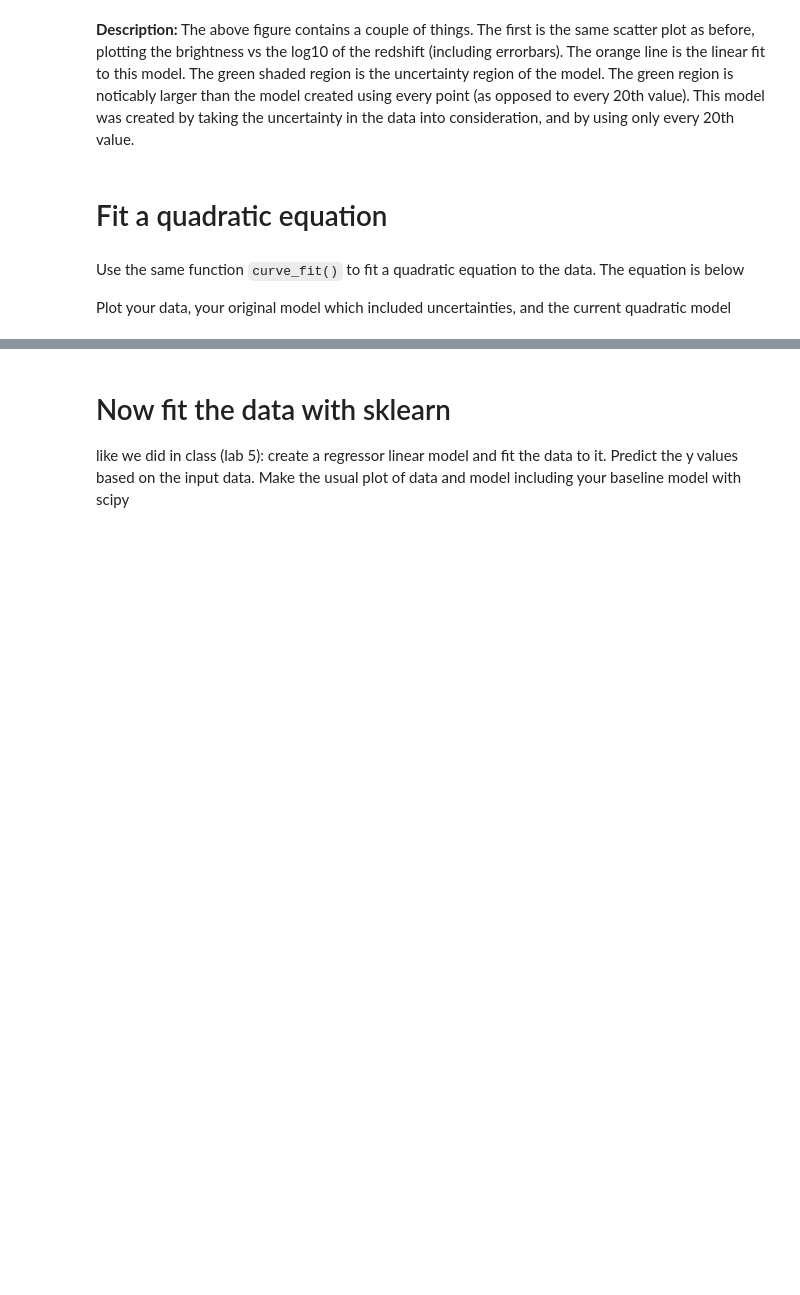
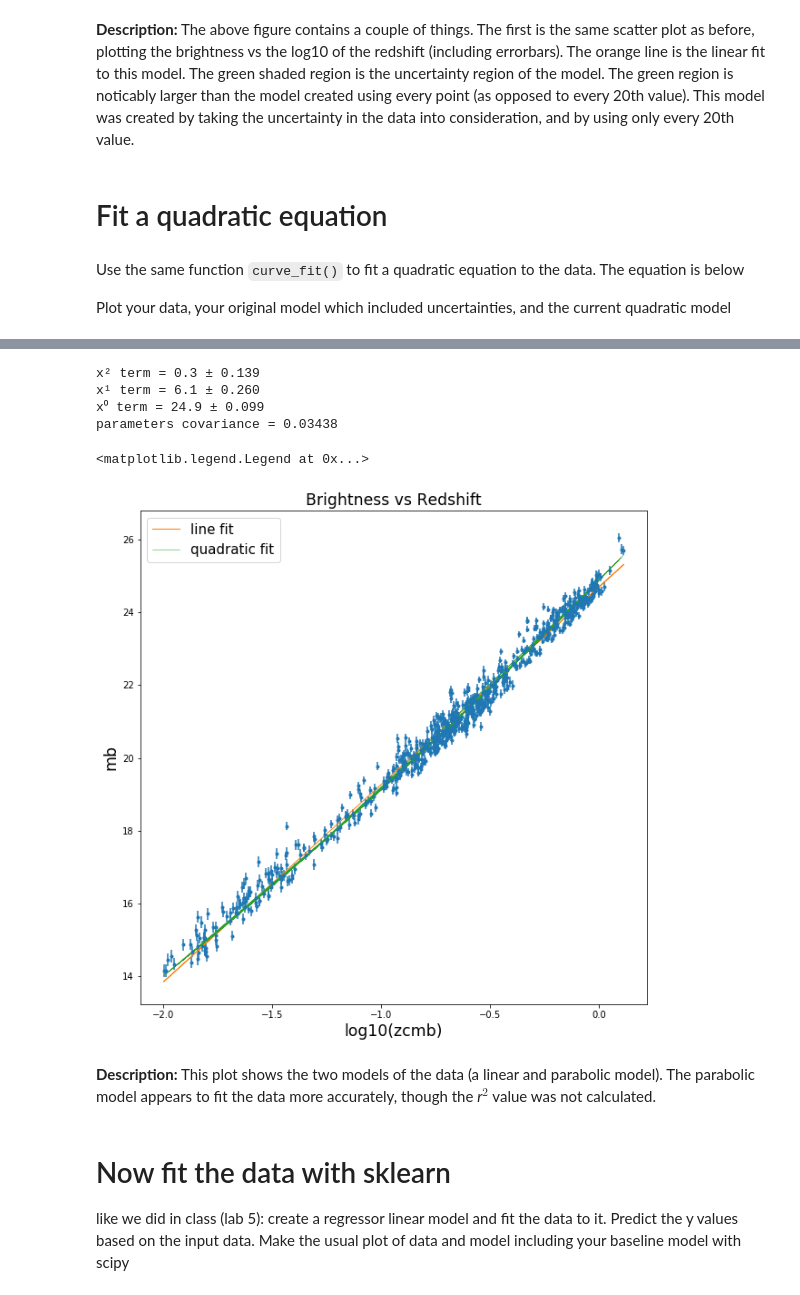
Before and after one commit to DesiPilla/DSPS_dPilla, a Jupyter notebook: HW6/SNdataLineFit.ipynb, the cells around one changed output, grey strips where cells are left out. Drawn from its saved outputs; the diff is of its cells as text; code cells hidden in the pictures; blank space fills up the shorter version.

```diff
--- a/HW6/SNdataLineFit.ipynb
+++ b/HW6/SNdataLineFit.ipynb
@@ -291,3 +286,37 @@ def quad(x, a, b, c):
+# %%
+params4, cov4 = curve_fit(quad, logZcmb[1::20], mb[1::20])
+a4, b4, c4 = params4
+da4, db4, dc4 = np.sqrt(cov4[0][0]), np.sqrt(cov4[1][1]), np.sqrt(cov4[2][2])
+
+print("x\u00b2 term = %.1f \u00B1 %.3f" % (a4, da4))
+print("x\u00b9 term = %.1f \u00B1 %.3f" % (b4, db4))
+print("x\u2070 term = %.1f \u00B1 %.3f" % (c4, dc4))
+print("parameters covariance = %.5f " % cov4[0][1])
+# %% [output]
+x² term = 0.3 ± 0.139
+x¹ term = 6.1 ± 0.260
+x⁰ term = 24.9 ± 0.099
+parameters covariance = 0.03438
+# %%
+fig = plt.figure(figsize = (10, 10));
+ax = fig.add_subplot(1, 1, 1)
+ax.scatter(logZcmb, mb, s = 1)
+ax.errorbar(logZcmb, mb, xerr=None, yerr=uncertainty, fmt='.')
+
+modelMb4 = quad(logZcmb, a4, b4, c4)
+
+ax.plot(logZcmb, modelMb2, label="line fit", linewidth = 1)
+ax.plot(logZcmb, modelMb4, label="quadratic fit", linewidth = 0.5)
+
+ax.set_title("Brightness vs Redshift", fontsize = "xx-large")
+ax.set_xlabel("log10(zcmb)", fontsize = "xx-large")
+ax.set_ylabel("mb", fontsize = "xx-large")
+ax.legend(['line fit', 'quadratic fit'], loc = 'upper left', fontsize = 15)
+# %% [output]
+<matplotlib.legend.Legend at 0x...>
+[figure, added]
+# %% [markdown]
+**Description:** This plot shows the two models of the data (a linear and parabolic model). The parabolic model appears to fit the data more accurately, though the *r$^2$* value was not calculated.
 # %% [markdown]
 # Now fit the data with sklearn
 like we did in class (lab 5): create a regressor linear model and fit the data to it. Predict the y values based on the input data. Make the usual plot of data and model including your baseline model with scipy
```
Also changed, not shown: parts of 15 cells of this notebook.
